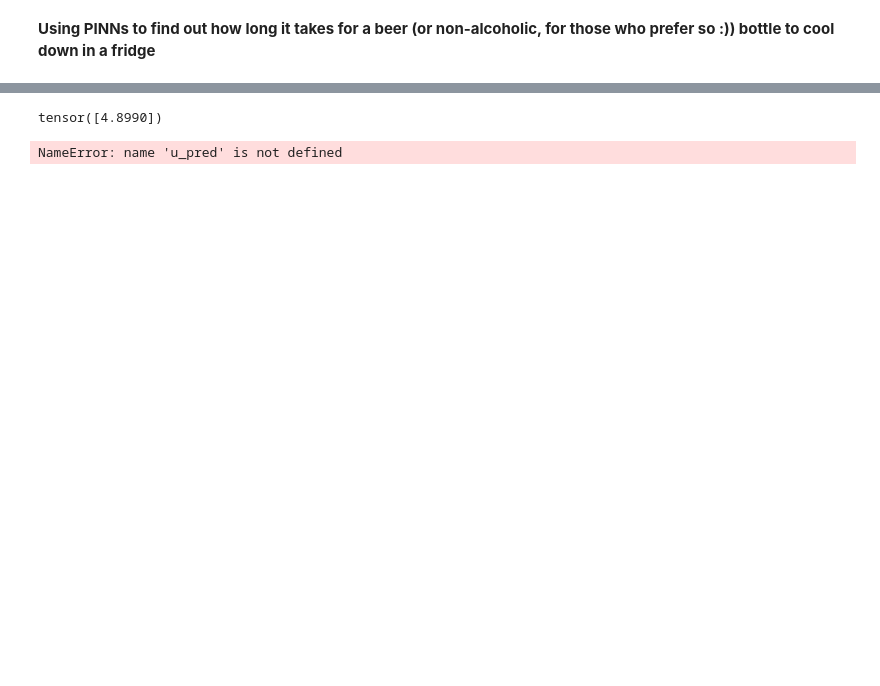
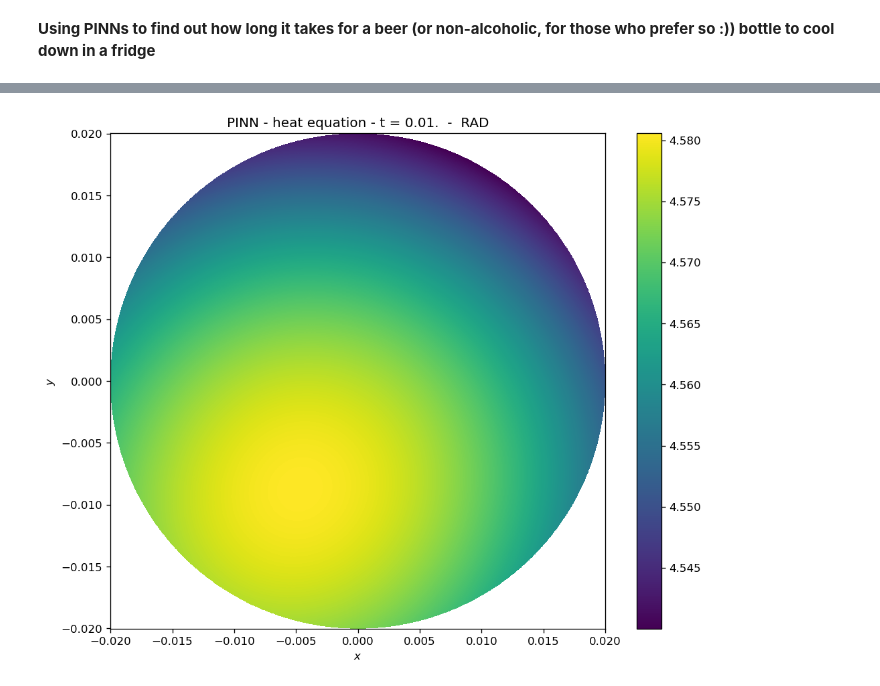
Before and after one commit to sottoviafilippo/Finite-elements-in-2d-and-PINNs, a Jupyter notebook: bottle_in_fridge.ipynb, the cells around one changed output, grey strips where cells are left out. Cells and saved outputs as stored; diff of their text form; code cells hidden in the pictures; blank space fills up the shorter version.

```diff
--- a/bottle_in_fridge.ipynb
+++ b/bottle_in_fridge.ipynb
@@ -58,36 +58,34 @@ plt.show()
 # %%
-# test to plot functions on a circle
+radius = 0.02
+t_check = 0.01
 
-def f(x, y, t):
-    coords = torch.tensor([x,y,t], dtype=torch.float32)
-    with torch.no_grad():
-        u_pred = bottle_pinn.model(coords)  # shape (20000, 1)
-    return u_pred
-
-print(f(0.01,0.01,0.01))
-
-
-#TO DO: FIX AND FINISH
-res = u_pred.numpy().reshape(len(y), len(x))  # back to (100, 200) to match X, Y grid
-radius = 1.0
-N_r, N_theta = 200, 200
-
+N_r, N_theta = 1000, 2000
 r = np.linspace(0, radius, N_r)
 theta = np.linspace(0, 2*np.pi, N_theta)
-R, Theta = np.meshgrid(r, theta)
+R, Theta = np.meshgrid(r, theta)  # both shape (N_theta, N_r)
 
 X = R * np.cos(Theta)
 Y = R * np.sin(Theta)
-Z = f(X, Y)
 
-fig, ax = plt.subplots(figsize=(6, 6))
-pcm = ax.pcolormesh(X, Y, Z, shading='auto', cmap='viridis')
+grid_points = np.stack([X.ravel(), Y.ravel(), t_check * np.ones_like(X.ravel())], axis=1)
+grid_points_torch = torch.tensor(grid_points, dtype=torch.float32)
+
+with torch.no_grad():
+    u_pred = bottle_pinn.model(grid_points_torch)  # shape (N_theta*N_r, 1)
+
+res = u_pred.numpy().reshape(X.shape)  # back to (N_theta, N_r) to match X, Y grid
+
+fig, ax = plt.subplots(figsize=(10, 8), dpi = 120)
+#pcm = ax.pcolormesh(X, Y, res, cmap='viridis', shading='auto', vmin=4, vmax=20)
+pcm = ax.pcolormesh(X, Y, res, cmap='viridis', shading='auto')
 ax.set_aspect('equal')
-fig.colorbar(pcm, ax=ax, label='f(x, y)')
-ax.set_title('Function on a disk')
+fig.colorbar(pcm, ax=ax)
+ax.set_title(f'PINN - heat equation - t = {t_check}.  -  RAD')
+ax.set_xlabel('$x$')
+ax.set_ylabel('$y$')
+plt.savefig('results/heat_pinn.png')
 plt.show()
 # %% [output]
-tensor([4.8990])
-NameError: name 'u_pred' is not defined
+[figure, added]
 # %%
 #convergence slow, plots still to be done
```
Also changed, not shown: parts of 2 cells of this notebook.
